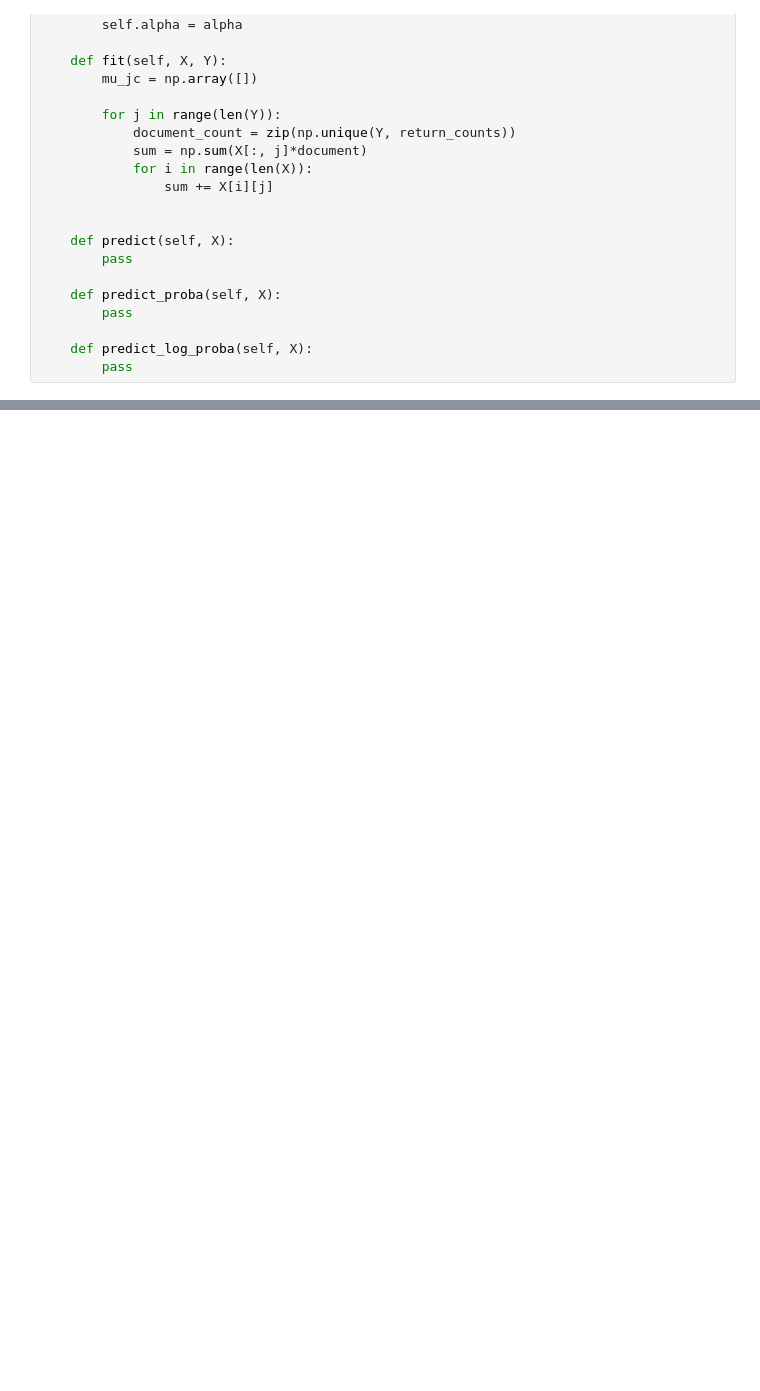
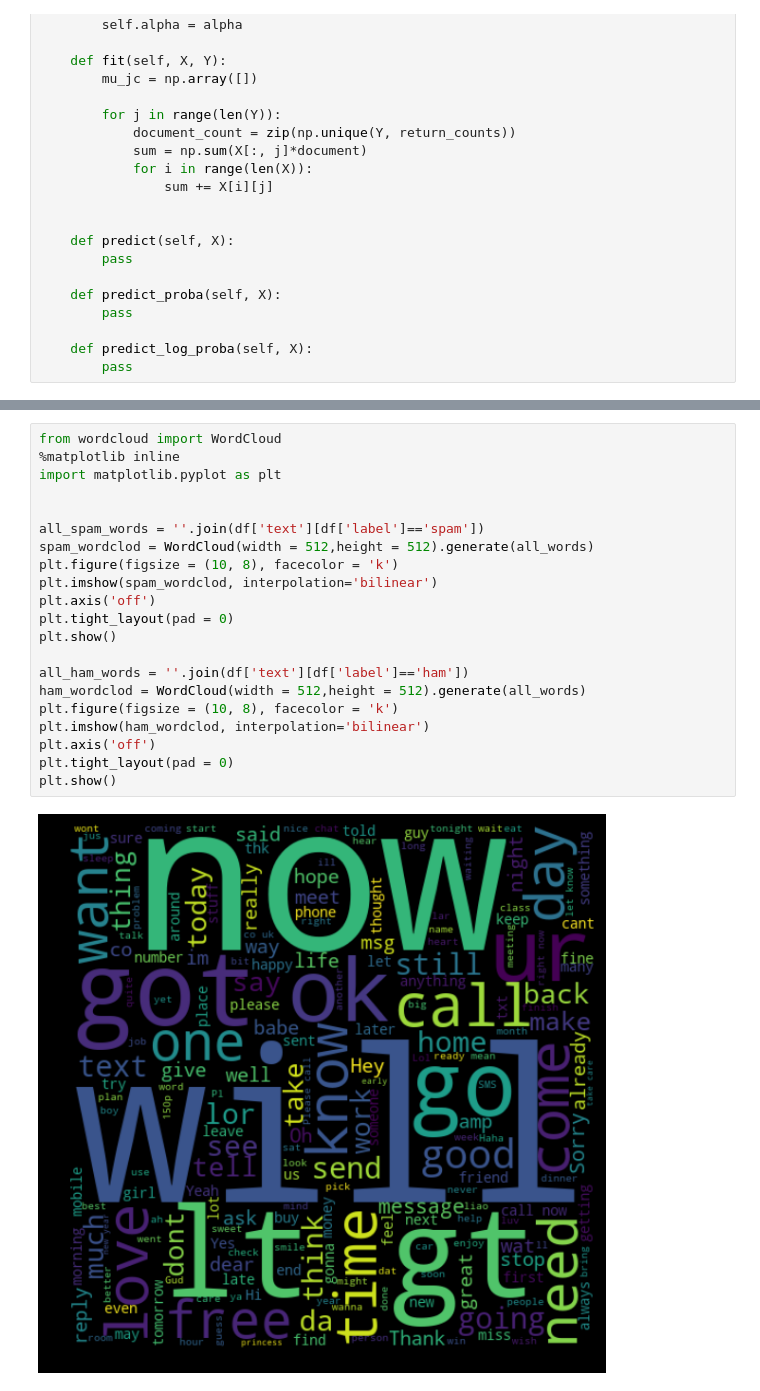
Before and after one commit to mbennett4478/Naive-Bayes-Classifier, a Jupyter notebook: Naive-Bayes-Classifier.ipynb, the cells around one changed output, grey strips where cells are left out. Saved outputs shown, nothing was run; the diff lists cells and outputs as text; blank space fills up the shorter version.

```diff
--- a/Naive-Bayes-Classifier.ipynb
+++ b/Naive-Bayes-Classifier.ipynb
@@ -37,0 +53,23 @@ y_counts=dict(zip(unique, counts))
+# %%
+from wordcloud import WordCloud
+%matplotlib inline
+import matplotlib.pyplot as plt
+
+
+all_spam_words = ''.join(df['text'][df['label']=='spam'])
+spam_wordclod = WordCloud(width = 512,height = 512).generate(all_words)
+plt.figure(figsize = (10, 8), facecolor = 'k')
+plt.imshow(spam_wordclod, interpolation='bilinear')
+plt.axis('off')
+plt.tight_layout(pad = 0)
+plt.show()
+
+all_ham_words = ''.join(df['text'][df['label']=='ham'])
+ham_wordclod = WordCloud(width = 512,height = 512).generate(all_words)
+plt.figure(figsize = (10, 8), facecolor = 'k')
+plt.imshow(ham_wordclod, interpolation='bilinear')
+plt.axis('off')
+plt.tight_layout(pad = 0)
+plt.show()
+# %% [output]
+[figure, added]
```
Also changed, not shown: parts of 3 cells of this notebook.
